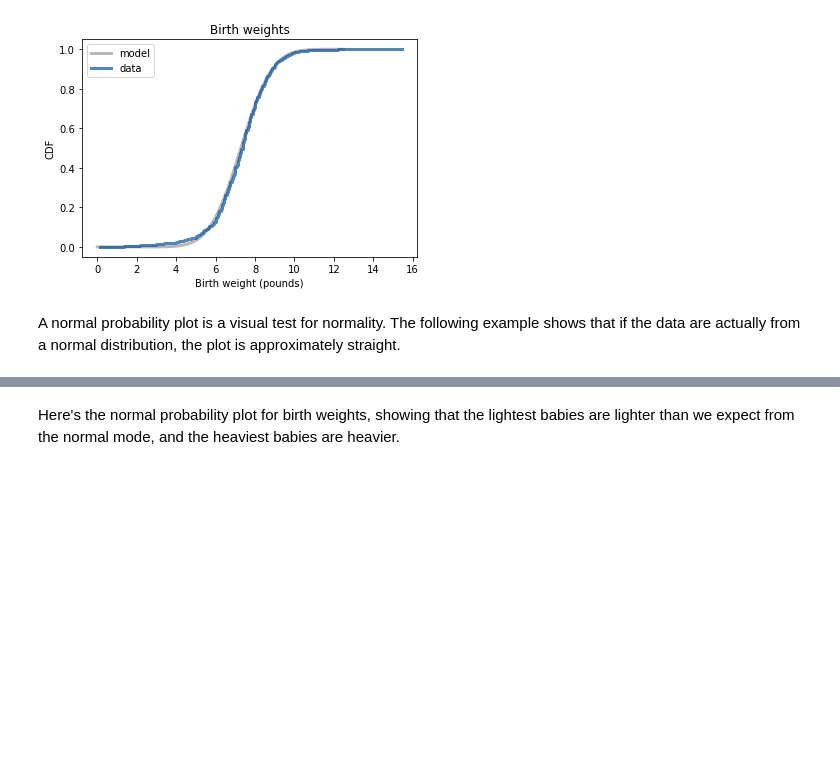
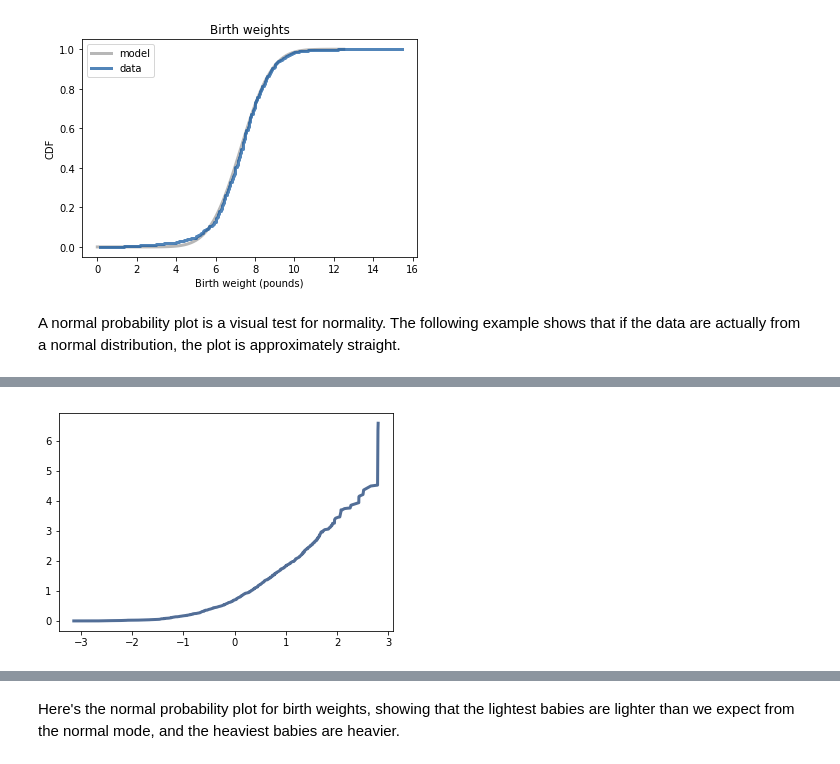
Before and after one commit to ejulio/ThinkStats2, a Jupyter notebook: code/chap05ex.ipynb, the cells around one changed output, grey strips where cells are left out. Cells and saved outputs as stored; diff of their text form; code cells hidden in the pictures; blank space fills up the shorter version.

```diff
--- a/code/chap05ex.ipynb
+++ b/code/chap05ex.ipynb
@@ -125,0 +136,10 @@ thinkplot.Config(title='Normal probability plot',
+# %%
+# checking the normal plot for an exponential distribution
+n = 1000
+
+sample = np.random.exponential(size=n)
+xs, ys = thinkstats2.NormalProbability(sample)
+label = '$\mu=%d$, $\sigma=%d$' % (mu, sigma)
+thinkplot.Plot(xs, ys, label=label)
+# %% [output]
+[figure, added]
```
Also changed, not shown: parts of 13 cells of this notebook.
